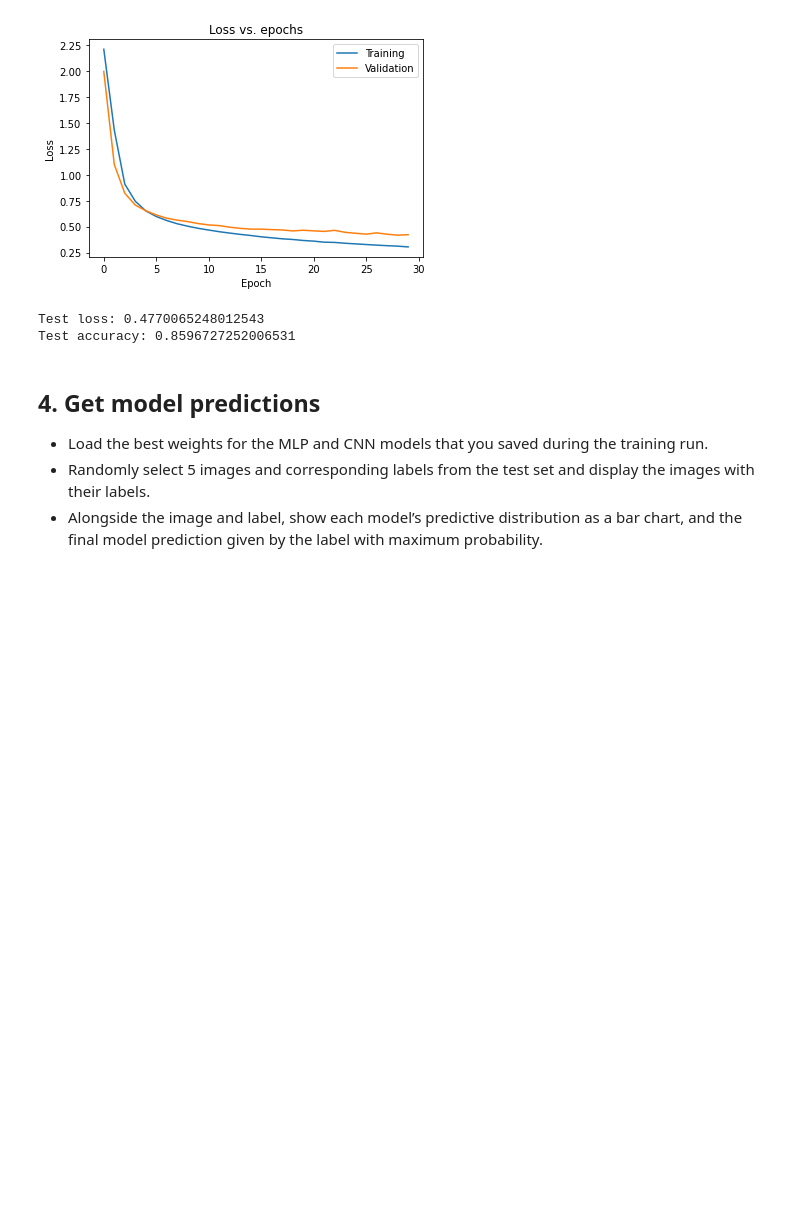
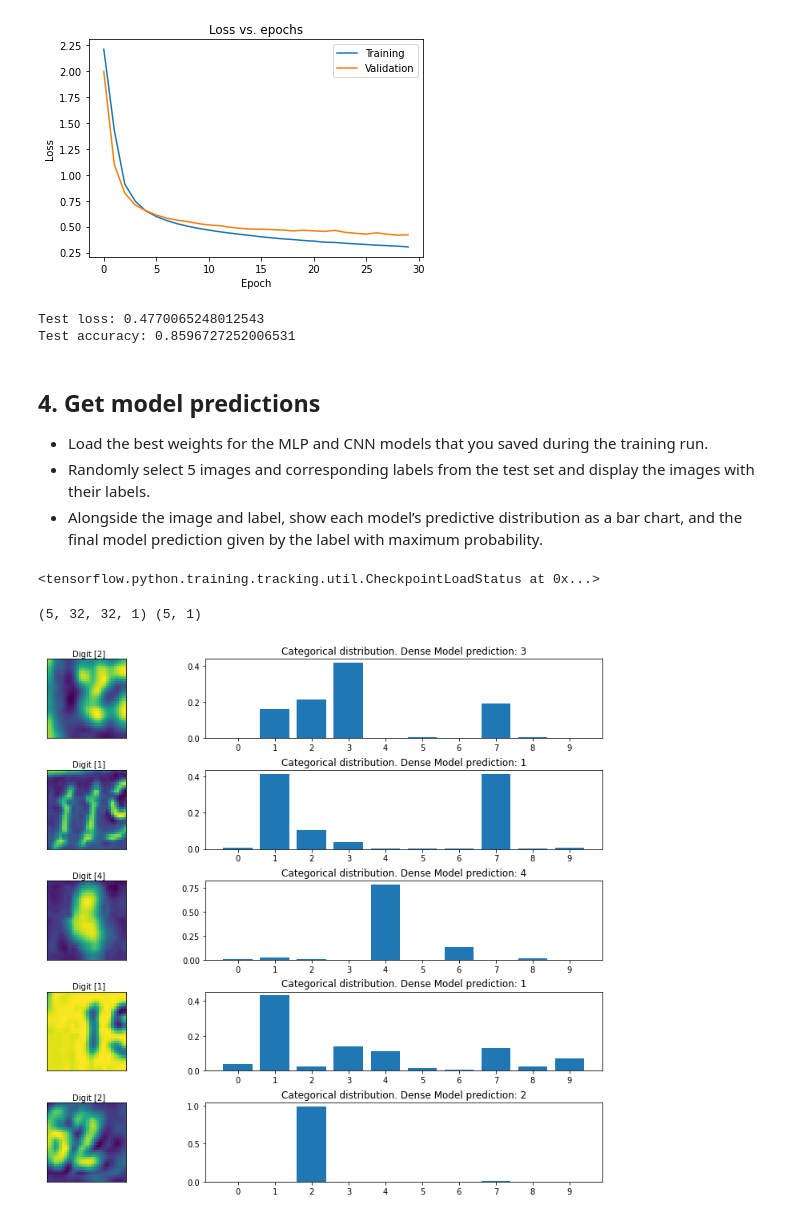
Before and after one commit to hpadhuka/TF2, a Jupyter notebook: Capstone_Project.ipynb, the cells around one changed output. Saved outputs shown, nothing was run; the diff lists cells and outputs as text; code cells hidden in the pictures; blank space fills up the shorter version.

```diff
--- a/Capstone_Project.ipynb
+++ b/Capstone_Project.ipynb
@@ -317,0 +321,37 @@ cmodel2 = model.load_weights('cnn_checkpoint/my_best_model')
+# %%
+# Here best model refers to one with the lowest validation loss
+dense_model_inst = get_dense_model()
+dense_model_inst.load_weights('checkpoint/my_best_model')
+cnn_model_inst = get_cnn_model()
+cnn_model_inst.load_weights('cnn_checkpoint/my_best_model')
+# %% [output]
+<tensorflow.python.training.tracking.util.CheckpointLoadStatus at 0x...>
+# %%
+test_x_np = np.array(tf_test_x)
+test_y_np = np.array(tf_test_y)
+
+num_test_images = test_x_np.shape[0]
+random_inx = np.random.choice(num_test_images, 5)
+random_test_images = test_x_np[random_inx, ...]
+random_test_labels = test_y_np[random_inx, ...]
+print(random_test_images.shape, random_test_labels.shape)
+# %% [output]
+(5, 32, 32, 1) (5, 1)
+# %%
+predictions = dense_model_inst.predict(random_test_images)
+
+fig, axes = plt.subplots(5, 2, figsize=(16, 12))
+fig.subplots_adjust(hspace=0.4, wspace=-0.2)
+
+for i, (prediction, image, label) in enumerate(zip(predictions, random_test_images, random_test_labels)):
+    axes[i, 0].imshow(np.squeeze(image))
+    axes[i, 0].get_xaxis().set_visible(False)
+    axes[i, 0].get_yaxis().set_visible(False)
+    axes[i, 0].text(10., -1.5, f'Digit {label}')
+    axes[i, 1].bar(np.arange(len(prediction)), prediction)
+    axes[i, 1].set_xticks(np.arange(len(prediction)))
+    axes[i, 1].set_title(f"Categorical distribution. Dense Model prediction: {np.argmax(prediction)}")
+
+plt.show()
+# %% [output]
+[figure, added]
```
Also changed, not shown: parts of 6 cells of this notebook.
